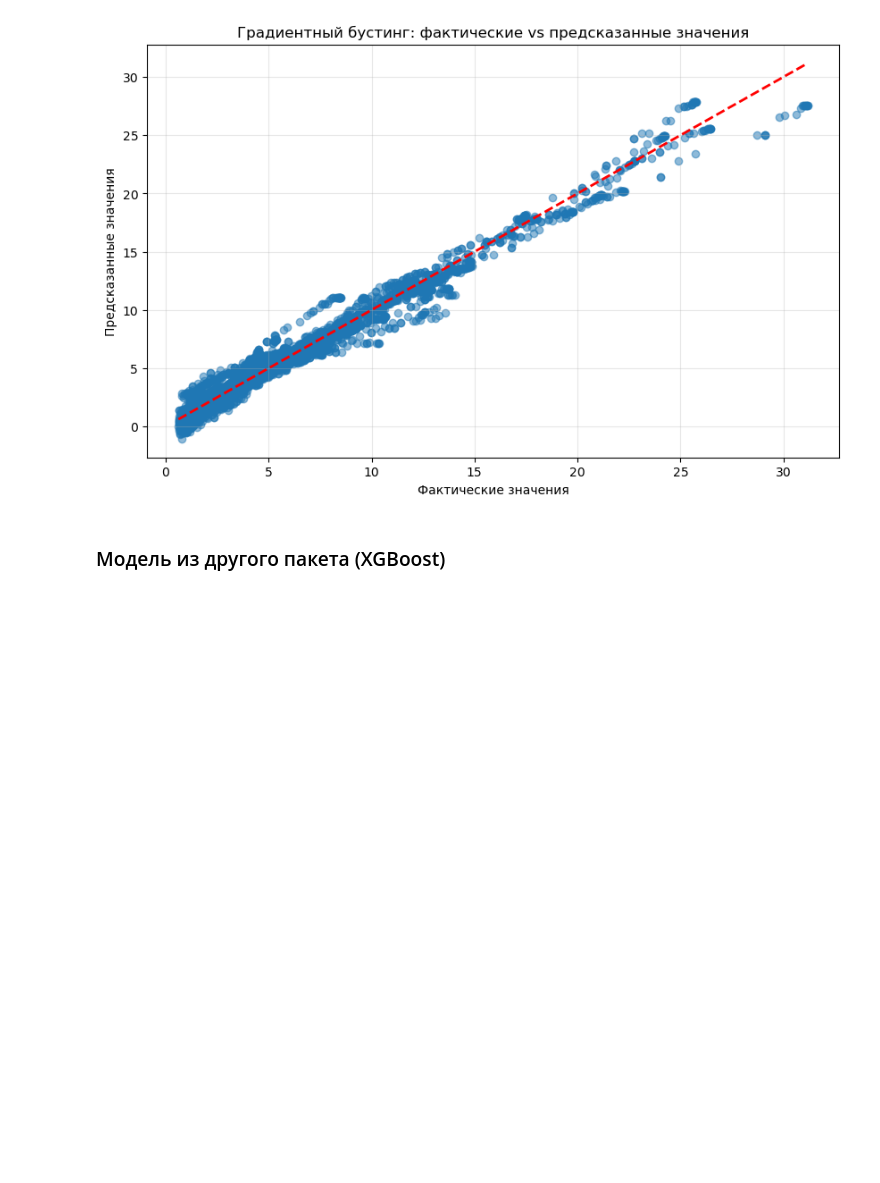
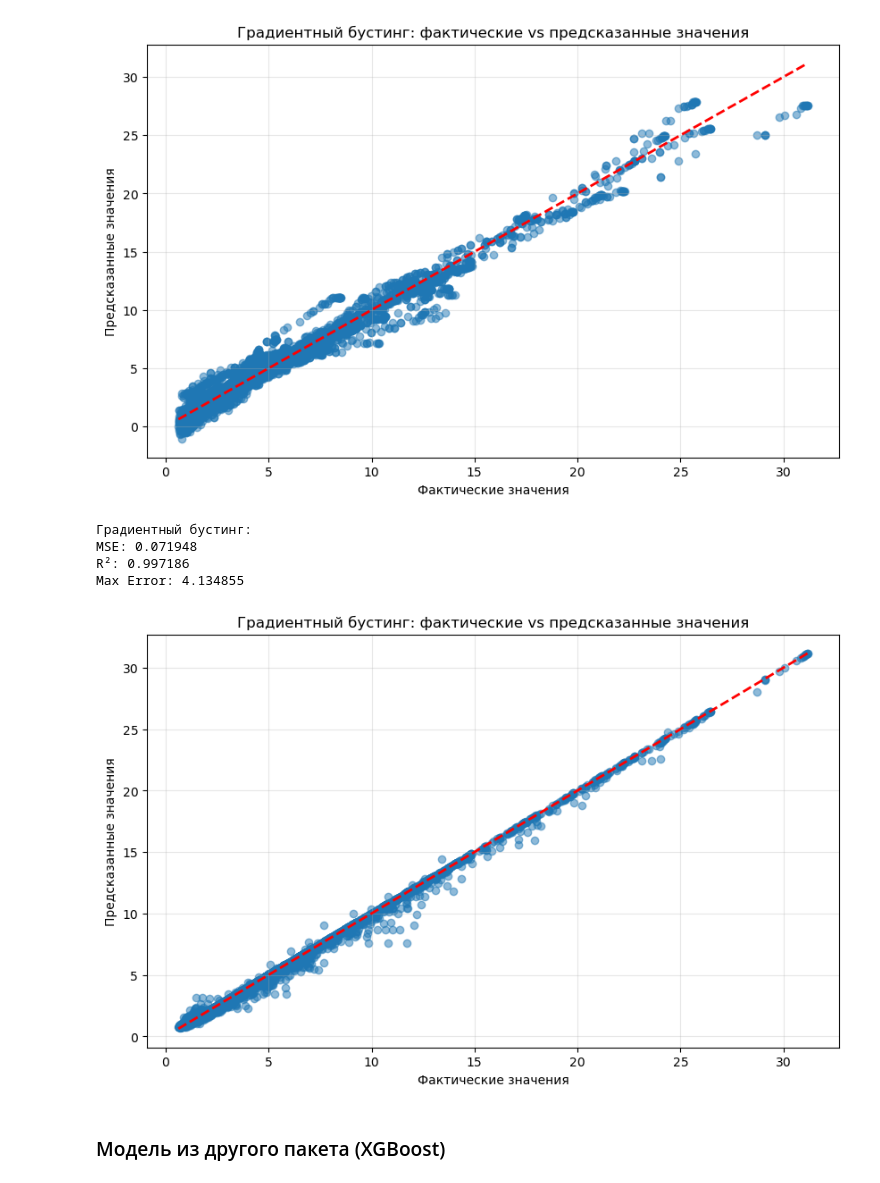
Before and after one commit to kazantseva2/mm-2-2025, a Jupyter notebook: lab2/lab2.ipynb, the cells around one changed output. Drawn from its saved outputs; the diff is of its cells as text; code cells hidden in the pictures; blank space fills up the shorter version.

```diff
--- a/lab2/lab2.ipynb
+++ b/lab2/lab2.ipynb
@@ -659,6 +659,41 @@ MSE: 0.692229
 R²: 0.972929
 Max Error: 4.071449
 [figure]
+# %%
+from sklearn.neighbors import KNeighborsRegressor
+knn_model = KNeighborsRegressor(n_neighbors=2, weights='distance')
+
+# Обучение модели
+knn_model.fit(X_train, y_train)
+
+# Предсказание
+knn_pred = knn_model.predict(X_test)
+
+# Оценка модели
+knn_mse = mean_squared_error(y_test, knn_pred)
+knn_r2 = r2_score(y_test, knn_pred)
+knn_max_err = max_error(y_test, knn_pred)
+
+print("Градиентный бустинг:")
+print(f"MSE: {knn_mse:.6f}")
+print(f"R²: {knn_r2:.6f}")
+print(f"Max Error: {knn_max_err:.6f}")
+
+# Визуализация результатов
+plt.figure(figsize=(10, 6))
+plt.scatter(y_test, knn_pred, alpha=0.5)
+plt.plot([y_test.min(), y_test.max()], [y_test.min(), y_test.max()], 'r--', lw=2)
+plt.xlabel('Фактические значения')
+plt.ylabel('Предсказанные значения')
+plt.title('Градиентный бустинг: фактические vs предсказанные значения')
+plt.grid(True, alpha=0.3)
+plt.show()
+# %% [output]
+Градиентный бустинг:
+MSE: 0.071948
+R²: 0.997186
+Max Error: 4.134855
+[figure, added]
 # %% [markdown]
 ### Модель из другого пакета (XGBoost)
 # %%
```
Also changed, not shown: parts of 6 cells of this notebook, 1 other file.
